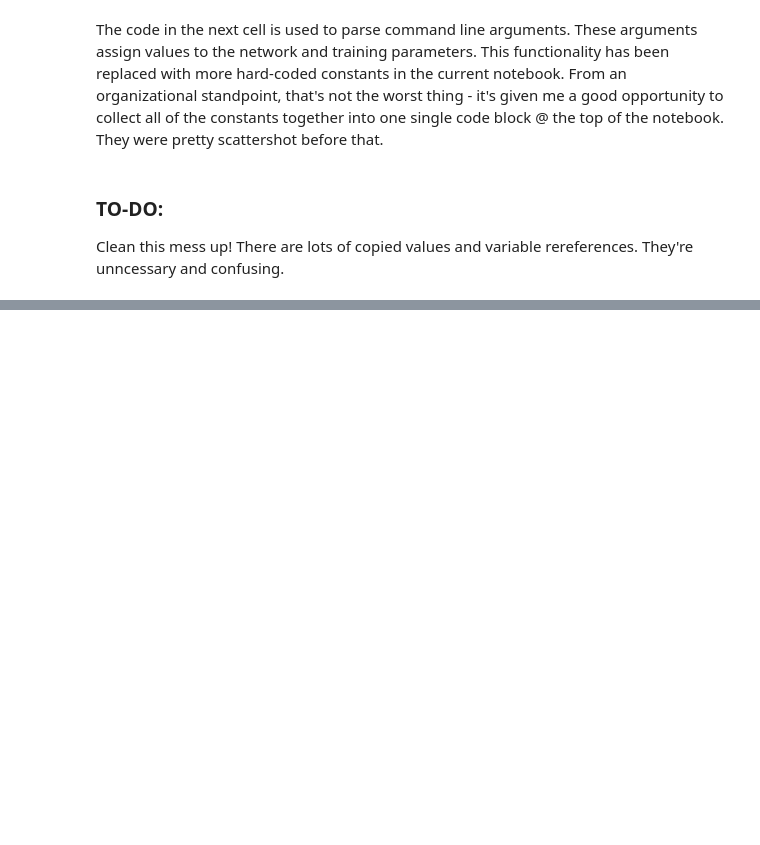
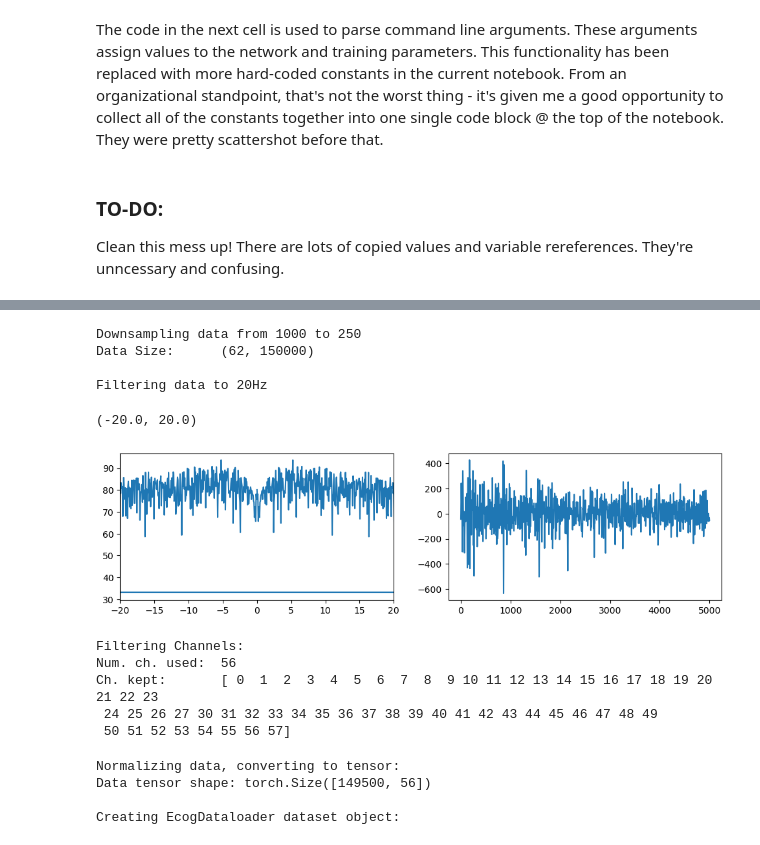
Before and after one commit to m-nolan/ecog_is2s, a Jupyter notebook: notebooks/ECoG_1ch_prediction_hparam_sweep_lowpass_20200805.ipynb, the cells around one changed output, grey strips where cells are left out. Drawn from its saved outputs; the diff is of its cells as text; code cells hidden in the pictures; blank space fills up the shorter version.

```diff
--- a/notebooks/ECoG_1ch_prediction_hparam_sweep_lowpass_20200805.ipynb
+++ b/notebooks/ECoG_1ch_prediction_hparam_sweep_lowpass_20200805.ipynb
@@ -56,7 +56,7 @@ The code in the next cell is used to parse command line arguments. These argumen
 Clean this mess up! There are lots of copied values and variable rereferences. They're unncessary and confusing.
 # %%
 # define constants
-T_MINUTES = 2
+T_MINUTES = 10
 ENCODER_DEPTH = 250
 DECODER_DEPTH = 100
 n_units =[2**11]
@@ -115,6 +121,10 @@ elif platform_name == 'linux':
     data_file_full_path = '/home/mickey/rec001.LM1_ECOG_3.clfp.dat'
     mask_file_path = '/home/mickey/rec001.LM1_ECOG_3.clfp.mask.pkl'
     model_save_dir_path = '/home/mickey/models/pyt/seq2seq/'
+elif platform_name == 'win32':
+    data_file_full_path = 'E:\\aoLab\\Data\\WirelessData\\Goose_Multiscale_M1\\180325\\001\\rec001.LM1_ECOG_3.clfp.dat'
+    mask_file_path = "E:\\aoLab\\Data\\WirelessData\\Goose_Multiscale_M1\\180325\\001\\rec001.LM1_ECOG_3.clfp.mask.pkl"
+    model_save_dir_path = "D:\\Users\\mickey\\Data\\models\\pyt\\seq2seq\\"
 
 # make sure the output directory actually exists
 if not os.path.exists(model_save_dir_path):
@@ -141,19 +156,29 @@ data_idx = data_in.shape[1]//2 + np.arange(total_len_n)
 print('Downsampling data from {0} to {1}'.format(srate_in,srate_down))
 ### note: this breaks mask indexing, if you plan to do that later.
 data_in = np.float32(sp.signal.decimate(data_in[:,data_idx],srate_in//srate_down,axis=-1))
+# data_in = np.float32(sp.signal.decimate(data_in,srate_in//srate_down,axis=-1))
 print('Data Size:\t{}\n'.format(data_in.shape))
 
 # filter data
-cf = 10 # Hz
-n_tap = srate_down
+cf = 20 # Hz
+n_tap = srate_down*4
 a_fir = 1
 b_fir = sp.signal.firwin(n_tap,cf,fs=srate_down)
 print(f'Filtering data to {cf}Hz')
-data_in = np.float32(sp.signal.lfilter(b_fir,a_fir,data_in))
+data_in = np.float32(sp.signal.lfilter(b_fir,a_fir,data_in))[:,n_tap//2:]
+# %% [output]
+Downsampling data from 1000 to 250
+Data Size:      (62, 150000)
+
+Filtering data to 20Hz
 # %%
-_,ax = plt.subplots(1,2,figsize=(10,3))
-ax[0].plot(np.fft.fftfreq(1*srate_down)*srate_down,20*np.log10(np.abs(np.fft.fft(data_in[3,:1*srate_down]))))
-ax[1].plot(np.arange(3*srate_down),data_in[3,-3*srate_down:])
+_,ax = plt.subplots(1,2,dpi=100,figsize=(12,3))
+ax[0].plot(np.fft.fftfreq(4*n_tap)*srate_down,20*np.log10(np.abs(np.fft.fft(data_in[3,n_tap:5*n_tap]))))
+ax[1].plot(np.arange(5*n_tap),data_in[3,:5*n_tap])
+ax[0].set_xlim(-20,20)
+# %% [output]
+(-20.0, 20.0)
+[figure, added]
 # %%
 # filter dead channels
 ch_rms = np.std(data_in,axis=-1)
@@ -166,6 +191,12 @@ num_ch_down = len(ch_list)
 print('Filtering Channels:')
 print('Num. ch. used:\t{}'.format(num_ch_down))
 print('Ch. kept:\t{}\n'.format(ch_list))
+# %% [output]
+Filtering Channels:
+Num. ch. used:  56
+Ch. kept:       [ 0  1  2  3  4  5  6  7  8  9 10 11 12 13 14 15 16 17 18 19 20 21 22 23
+ 24 25 26 27 30 31 32 33 34 35 36 37 38 39 40 41 42 43 44 45 46 47 48 49
+ 50 51 52 53 54 55 56 57]
 # %%
 #create data tensor
 print('Normalizing data, converting to tensor:')
@@ -189,5 +220,10 @@ dataset = EcogDataloader.EcogDataset(data_tensor[:,:N_CH_USE],device,ENCODER_DEP
                                      transform=EcogDataloader.add_signal_diff(device=device)) ## make my own Dataset class
 num_ch_down = dataset.n_ch
 print('\n')
+# %% [output]
+Normalizing data, converting to tensor:
+Data tensor shape: torch.Size([149500, 56])
+
+Creating EcogDataloader dataset object:
 # %%
 plt.plot(dataset.data)
```
Also changed, not shown: parts of 9 cells of this notebook, 14 other files.
